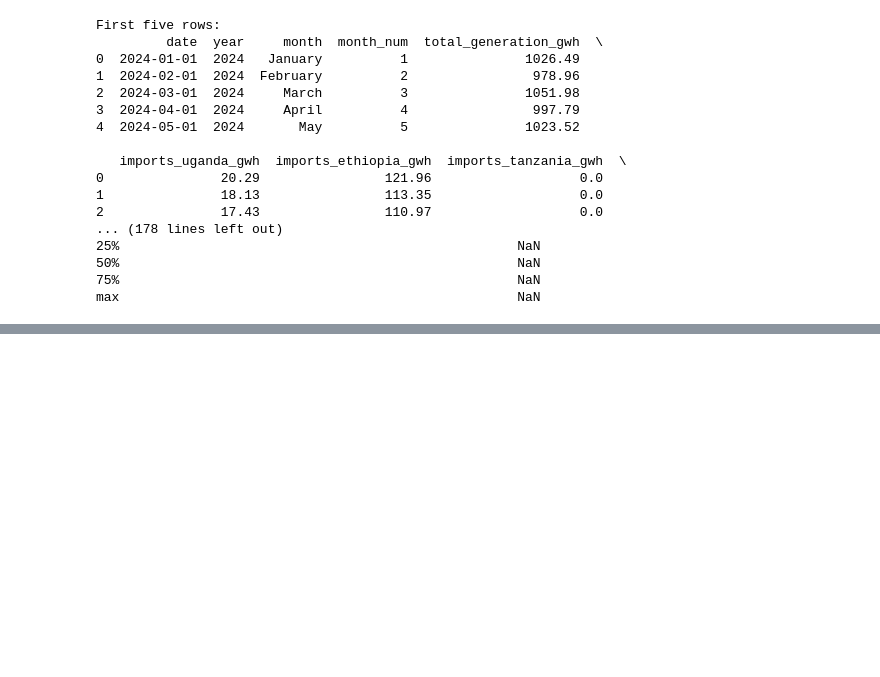
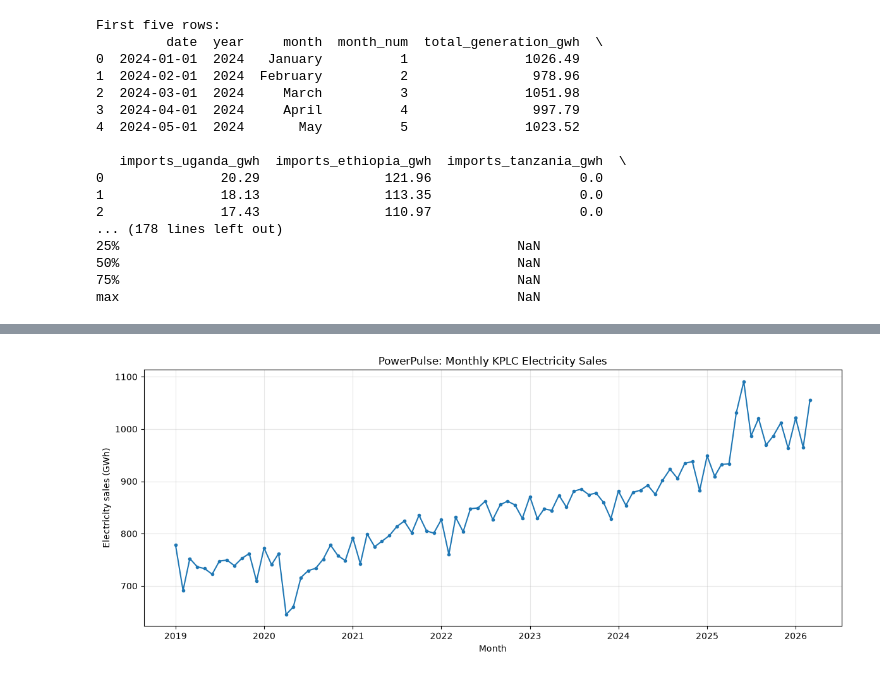
Before and after one commit to annettechege9-droid/FINAL-DATA-SCIENCE-CAPSTONE-PROJECT, a Jupyter notebook: powerpulse_start.ipynb, the cells around one changed output, grey strips where cells are left out. Cells and saved outputs as stored; diff of their text form; code cells hidden in the pictures; blank space fills up the shorter version.

```diff
--- a/powerpulse_start.ipynb
+++ b/powerpulse_start.ipynb
@@ -45,0 +275,96 @@ max                                                   NaN
+# %%
+
+import pandas as pd
+import matplotlib.pyplot as plt
+from pathlib import Path
+
+# Load the combined working dataset
+df = pd.read_csv("powerpulse_combined_WORKING_NOT_FINAL.csv")
+
+df["date"] = pd.to_datetime(df["date"])
+df = df.sort_values("date")
+
+# Keep one row per month
+assert df["date"].is_unique, "Duplicate monthly dates found!"
+assert df["kplc_sales_gwh"].notna().all(), "Missing sales values found!"
+
+# Create output folder
+Path("outputs").mkdir(exist_ok=True)
+
+# 1. Overall summary
+print("--- POWERPULSE EDA ---")
+print("Observations:", len(df))
+print("Start:", df["date"].min())
+print("End:", df["date"].max())
+print("\nSales summary:")
+print(df["kplc_sales_gwh"].describe())
+
+# 2. Monthly sales trend
+plt.figure(figsize=(12, 5))
+plt.plot(
+    df["date"],
+    df["kplc_sales_gwh"],
+    marker="o",
+    markersize=3
+)
+plt.title("PowerPulse: Monthly KPLC Electricity Sales")
+plt.xlabel("Month")
+plt.ylabel("Electricity sales (GWh)")
+plt.grid(True, alpha=0.3)
+plt.tight_layout()
+plt.savefig("outputs/monthly_sales_trend.png", dpi=150)
+plt.show()
+
+# 3. Average sales by calendar month
+df["month_num"] = df["date"].dt.month
+monthly_pattern = (
+    df.groupby("month_num")["kplc_sales_gwh"]
+    .agg(["mean", "median", "std", "count"])
+    .round(2)
+)
+
+print("\nAverage sales by calendar month:")
+print(monthly_pattern)
+
+monthly_pattern["mean"].plot(
+    kind="bar",
+    figsize=(10, 5)
+)
+plt.title("Average KPLC Sales by Calendar Month")
+plt.xlabel("Calendar month (1 = January)")
+plt.ylabel("Average sales (GWh)")
+plt.tight_layout()
+plt.savefig("outputs/monthly_seasonality.png", dpi=150)
+plt.show()
+
+# 4. Annual summary
+df["year"] = df["date"].dt.year
+annual = (
+    df.groupby("year")["kplc_sales_gwh"]
+    .agg(["mean", "min", "max", "count"])
+    .round(2)
+)
+
+print("\nAnnual sales summary:")
+print(annual)
+
+# 5. Largest month-to-month changes
+df["change_gwh"] = df["kplc_sales_gwh"].diff()
+
+print("\nLargest increases:")
+print(
+    df.nlargest(5, "change_gwh")[
+        ["date", "kplc_sales_gwh", "change_gwh"]
+    ].to_string(index=False)
+)
+
+print("\nLargest decreases:")
+print(
+    df.nsmallest(5, "change_gwh")[
+        ["date", "kplc_sales_gwh", "change_gwh"]
+    ].to_string(index=False)
+)
+
+print("\nEDA complete. Charts saved in the outputs folder.")
+print("Remember: historical candidate figures still require verification.")
+# %% [output]
@@ -45,0 +386 @@ max                                                   NaN
+[figure, added]
```
Also changed, not shown: parts of 16 cells of this notebook, 9 other files.
